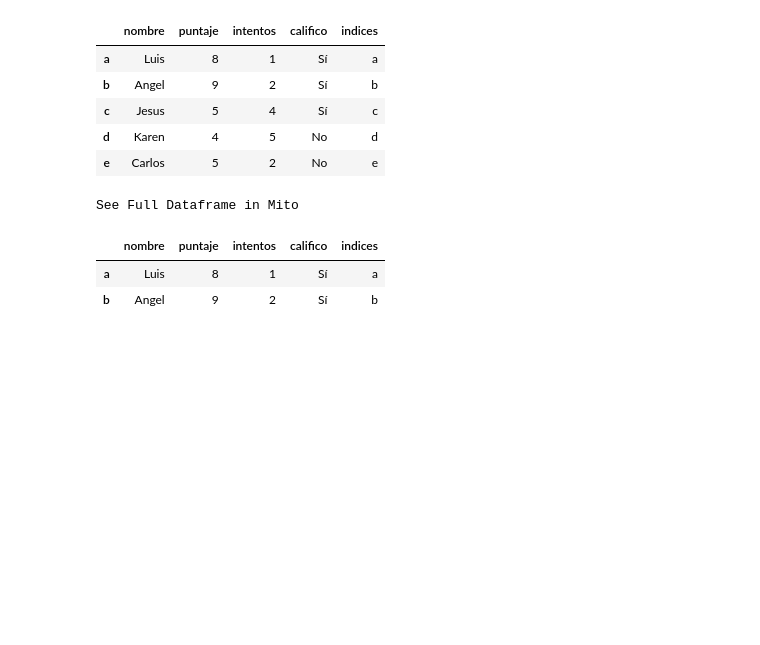
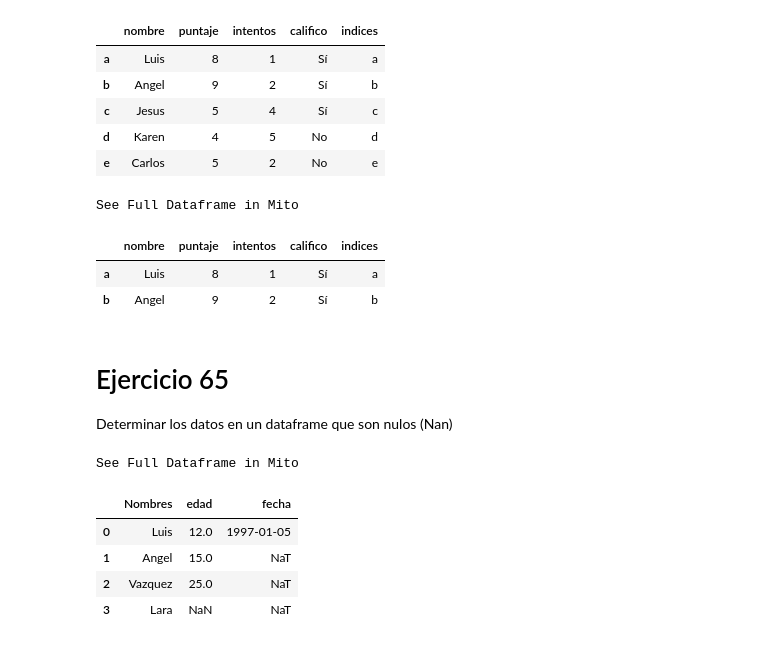
Before and after one commit to TherealVL/Ejercicios_Pandas, a Jupyter notebook: Ejercicios_Panda.ipynb, the cells around one changed output. Saved outputs shown, nothing was run; the diff lists cells and outputs as text; code cells hidden in the pictures; blank space fills up the shorter version.

Commit message:
Ejercicio 65

```diff
--- a/Ejercicios_Panda.ipynb
+++ b/Ejercicios_Panda.ipynb
@@ -823,3 +823,22 @@ See Full Dataframe in Mito
 |  | nombre | puntaje | intentos | califico | indices |
 | a | Luis | 8 | 1 | Sí | a |
 | b | Angel | 9 | 2 | Sí | b |
+# %% [markdown]
+# Ejercicio 65
+Determinar los datos en un dataframe que son nulos (Nan)
+# %%
+n65 = ['Luis','Angel','Vazquez','Lara']
+edad65 = [12,15,25,np.nan]
+fecha65 = [pd.Timestamp('1997-01-05'),None,np.nan,None]
+# %%
+personas65 = {'Nombres':n65,'edad':edad65,'fecha':fecha65}
+# %%
+df65 = pd.DataFrame(data=personas65)
+df65
+# %% [output]
+See Full Dataframe in Mito
+|  | Nombres | edad | fecha |
+| 0 | Luis | 12.0 | 1997-01-05 |
+| 1 | Angel | 15.0 | NaT |
+| 2 | Vazquez | 25.0 | NaT |
+| 3 | Lara | NaN | NaT |
```
Also changed, not shown: parts of 1 cell of this notebook.
